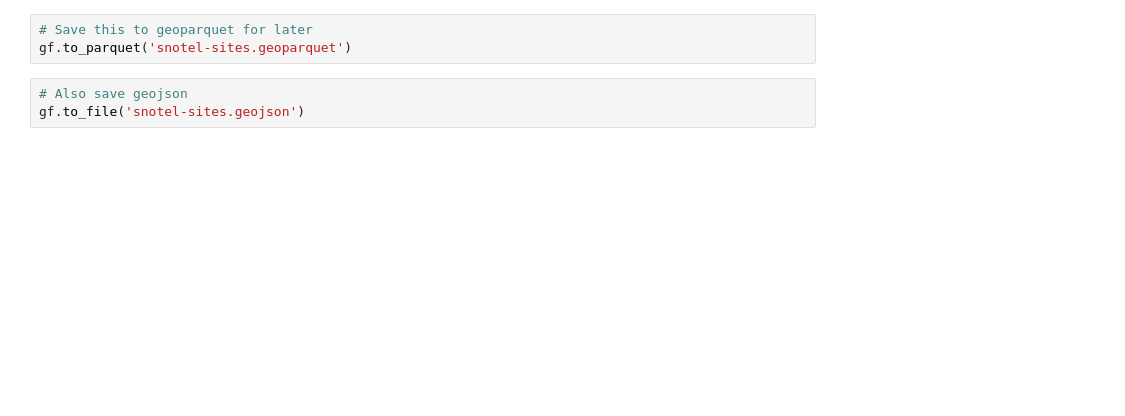
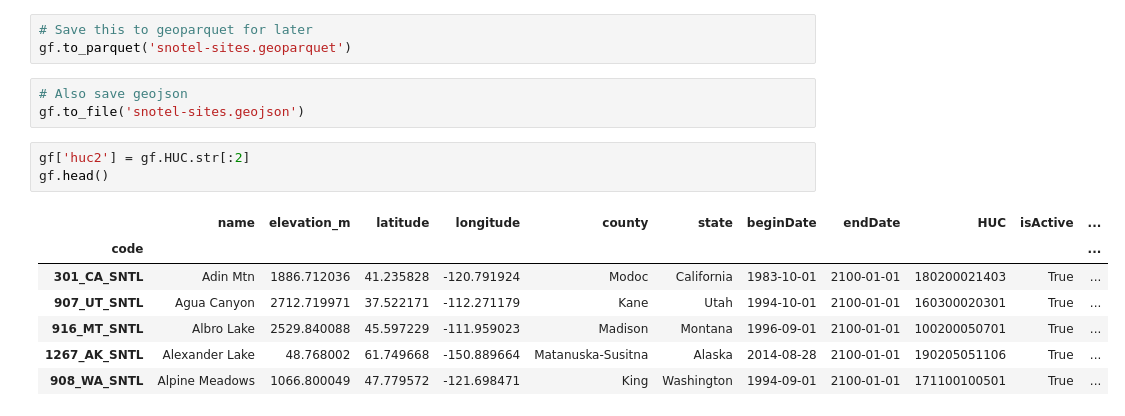
Before and after one commit to scottyhq/snotel, a Jupyter notebook: SNOTEL-stations.ipynb, the cells around one changed output. Saved outputs shown, nothing was run; the diff lists cells and outputs as text; blank space fills up the shorter version.

```diff
--- a/SNOTEL-stations.ipynb
+++ b/SNOTEL-stations.ipynb
@@ -320,3 +350,14 @@ gf.to_parquet('snotel-sites.geoparquet')
 # %%
 # Also save geojson
 gf.to_file('snotel-sites.geojson')
+# %%
+gf['huc2'] = gf.HUC.str[:2]
+gf.head()
+# %% [output]
+|  | name | elevation_m | latitude | longitude | county | state | beginDate | endDate | HUC | isActive | ... |
+| code |  |  |  |  |  |  |  |  |  |  | ... |
+| 301_CA_SNTL | Adin Mtn | 1886.712036 | 41.235828 | -120.791924 | Modoc | California | 1983-10-01 | 2100-01-01 | 180200021403 | True | ... |
+| 907_UT_SNTL | Agua Canyon | 2712.719971 | 37.522171 | -112.271179 | Kane | Utah | 1994-10-01 | 2100-01-01 | 160300020301 | True | ... |
+| 916_MT_SNTL | Albro Lake | 2529.840088 | 45.597229 | -111.959023 | Madison | Montana | 1996-09-01 | 2100-01-01 | 100200050701 | True | ... |
+| 1267_AK_SNTL | Alexander Lake | 48.768002 | 61.749668 | -150.889664 | Matanuska-Susitna | Alaska | 2014-08-28 | 2100-01-01 | 190205051106 | True | ... |
+| 908_WA_SNTL | Alpine Meadows | 1066.800049 | 47.779572 | -121.698471 | King | Washington | 1994-09-01 | 2100-01-01 | 171100100501 | True | ... |
```
Also changed, not shown: parts of 14 cells of this notebook, 4 other files.
